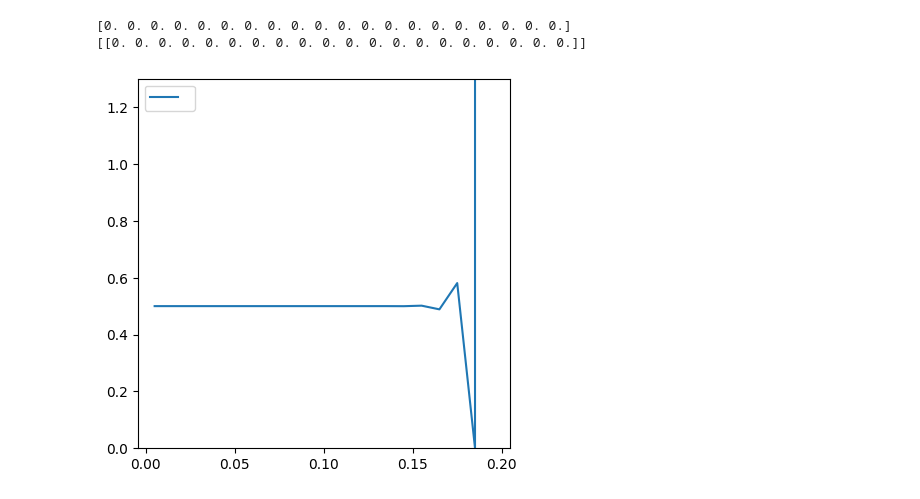
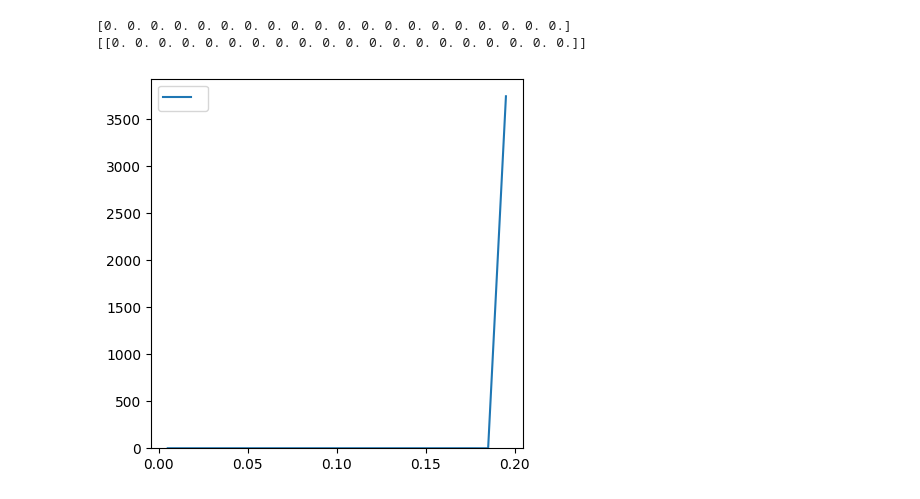
Before and after one commit to alexander-gbu/PMRModel, a Jupyter notebook: FiPy1DWorking.ipynb, the cells around one changed output. Cells and saved outputs as stored; diff of their text form; code cells hidden in the pictures.

```diff
--- a/FiPy1DWorking.ipynb
+++ b/FiPy1DWorking.ipynb
@@ -50,7 +54,7 @@ print(velocity)
 velocity[0] = 0.5*(1+var)  # u = 1+var
 
 # Define PDE
-eqn = ConvectionTerm(coeff=velocity) == DiffusionTerm(coeff=1)
+eqn = ConvectionTerm(coeff=velocity) == 0.0001
 
 valueLeft = 0.5
 var.constrain(valueLeft, m.facesLeft)
@@ -66,31 +70,31 @@ viewer = Viewer(var)
 # %%
 #transforming it into 1D space
 
 m = Grid1D(nx=20, dx=0.01)
 
 # Initialize variable
 var = CellVariable(mesh=m, value=0.0)
 
 print(var)
 
 # Define velocity directly on FiPy mesh
 velocity = CellVariable(mesh=m, rank=1)
 
 print(velocity)
 
 #boundry conditions
 valueLeft = 0.5
 var.constrain(valueLeft, m.facesLeft)
 
 for step in range(500):
     # print(var)
     velocity[0] = (1+var)  # u = 0.5+var
     # print(velocity)
-    eqn = TransientTerm() + ConvectionTerm(coeff=velocity) == 0
+    eqn = TransientTerm() + ConvectionTerm(coeff=velocity) == 0.0001
     eqn.solve(var, dt=0.1)
 
-viewer = Viewer(vars=var, datamin=0., datamax=1.3)
+viewer = Viewer(vars=var, datamin=0.)
 # %% [output]
 [0. 0. 0. 0. 0. 0. 0. 0. 0. 0. 0. 0. 0. 0. 0. 0. 0. 0. 0. 0.]
 [[0. 0. 0. 0. 0. 0. 0. 0. 0. 0. 0. 0. 0. 0. 0. 0. 0. 0. 0. 0.]]
-[figure, old version]
+[figure, new version]
```
Also changed, not shown: parts of 2 cells of this notebook, 1 other file.
